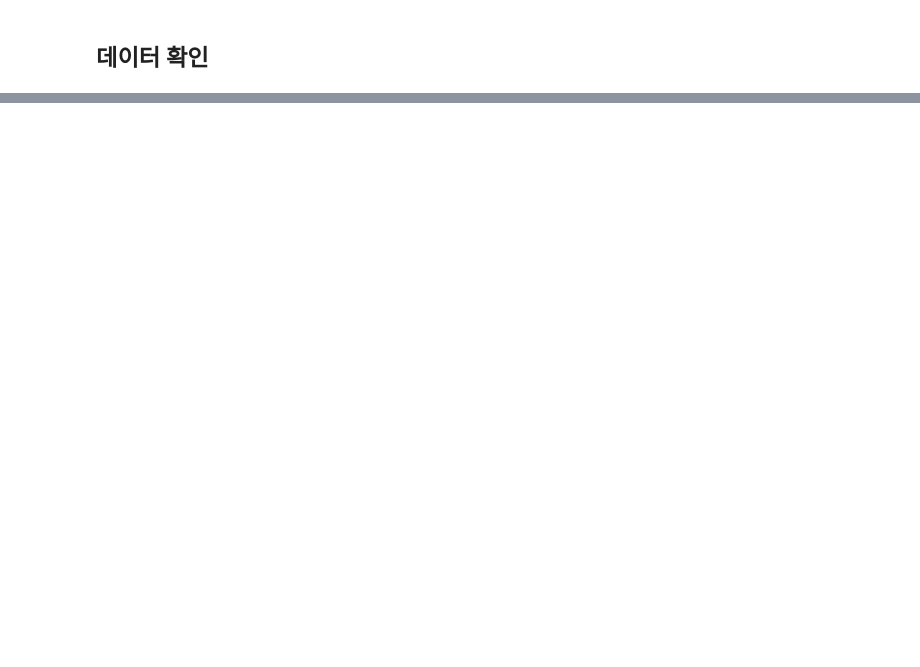
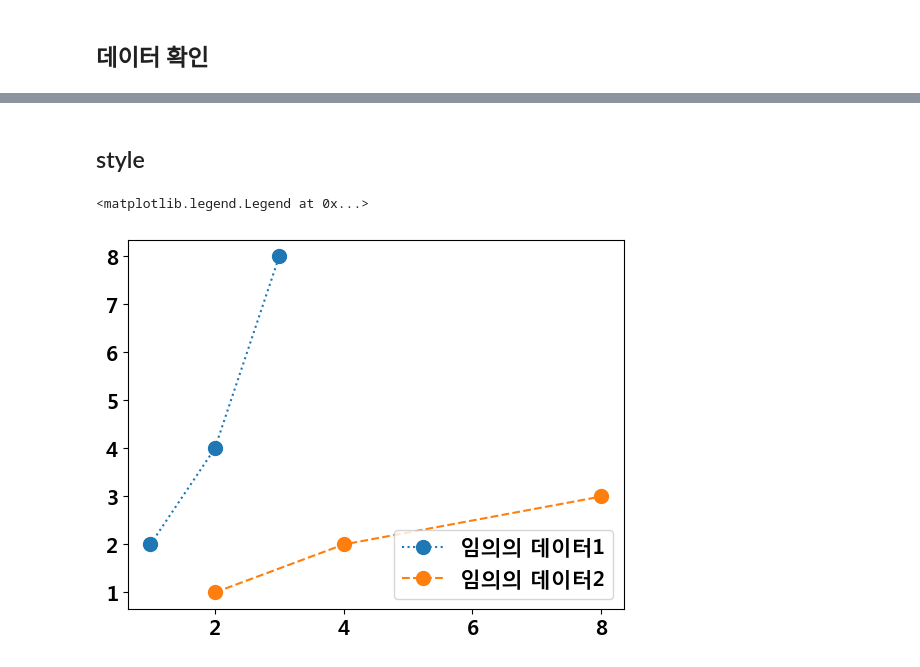
Before and after one commit to MovingJu/aaesongie, a Jupyter notebook: Lee/hakseup/nado_data.ipynb, the cells around one changed output, grey strips where cells are left out. Cells and saved outputs as stored; diff of their text form; code cells hidden in the pictures; blank space fills up the shorter version.

```diff
--- a/Lee/hakseup/nado_data.ipynb
+++ b/Lee/hakseup/nado_data.ipynb
@@ -249,0 +242,9 @@ df = pd.read_csv()
+# %% [markdown]
+## style
+# %%
+plt.plot(x, y, label='임의의 데이터1', marker='o', markersize=10, linestyle=':')
+plt.plot(y, x, label='임의의 데이터2', marker='o', markersize=10, linestyle='--')
+plt.legend(loc='lower right')
+# %% [output]
+<matplotlib.legend.Legend at 0x...>
+[figure, added]
```
Also changed, not shown: parts of 73 cells of this notebook, 2 other files.
